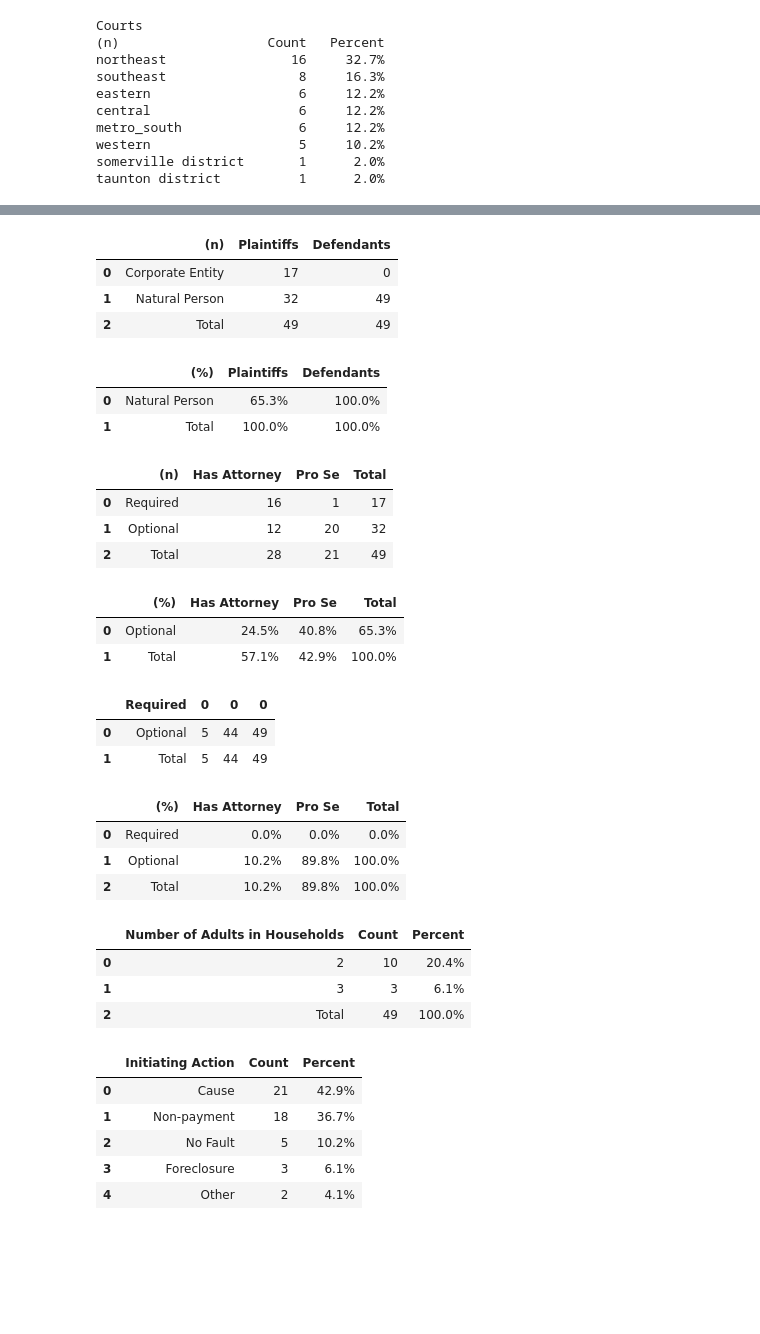
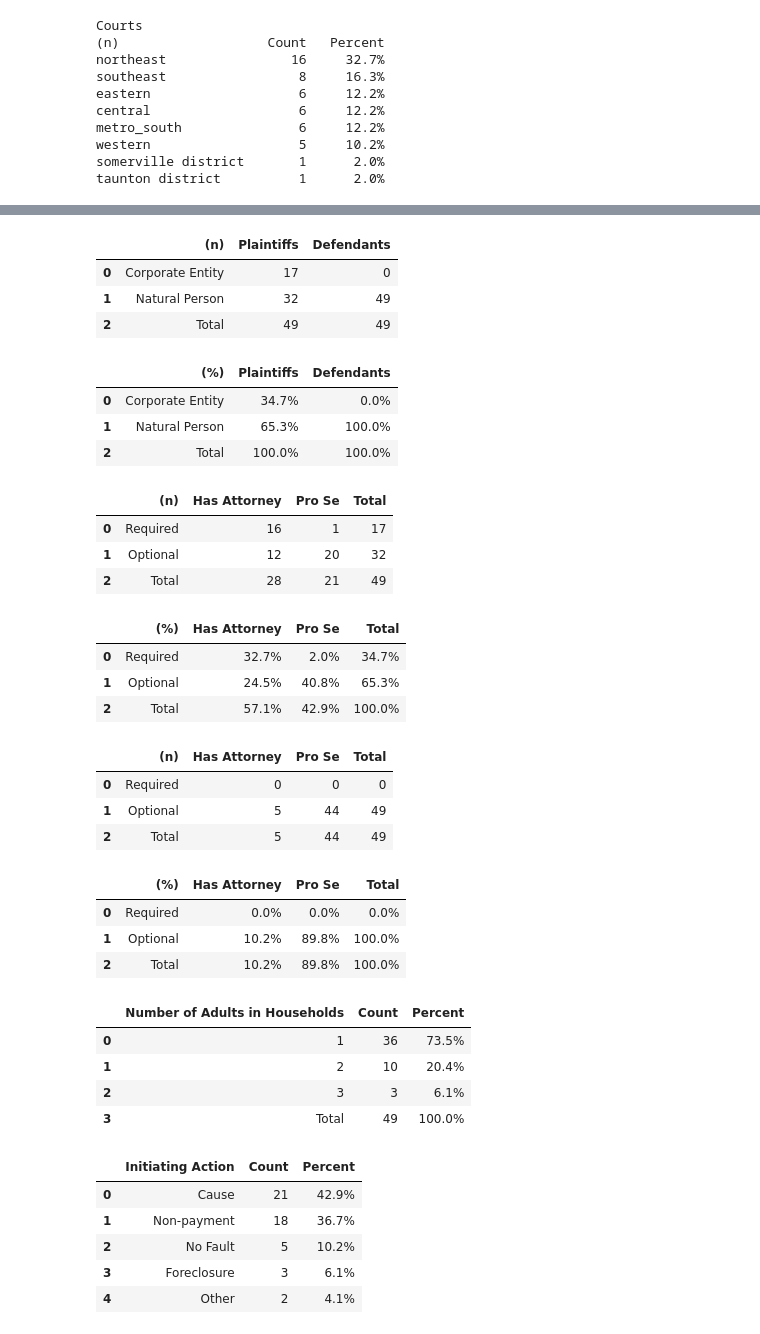
Before and after one commit to BU-Spark/AP-Evictions-Tracker, a Jupyter notebook: MassLandlordsScraper.ipynb, the cells around one changed output, grey strips where cells are left out. Saved outputs shown, nothing was run; the diff lists cells and outputs as text; code cells hidden in the pictures; blank space fills up the shorter version.

```diff
--- a/MassLandlordsScraper.ipynb
+++ b/MassLandlordsScraper.ipynb
@@ -131,7 +136,28 @@ metro_south               6     12.2%
 western                   5     10.2%
 somerville district       1      2.0%
 taunton district          1      2.0%
+# %%
+# NOTE: Had to do the parsing for d manually, as its formatted differently than the 'c' section
+# remove beginning and ending newlines
+reg = re.compile('^\r\n')
+d = reg.sub('',d,count=1)
+reg2 = re.compile('\r\n\r\n\r\n$')
+d=reg2.sub('',d,count=1)
+d1 = d.split("\r\n\r\n")
+d1 = d1[1]
+# remove newline at the beginning of the table "block"
+reg = re.compile('^\r\n')
+d1 = reg.sub('',d1,count=1)
+
+# split the table into separate columns
+d1 = d1.split('\r\n')
+for index in range(len(d1)):
+    d1[index] = re.split('  +',d1[index])
+
+# load the data into a dataframe
+countyRentersPercent = pd.DataFrame(d1[1:],columns=['County', 'Households', '% Renters'])
 # %%
+# Create dataframes for tables in 'c'
 courts = convertToDf(c1,1)
 partyTypeNum = convertToDf(c2,2)
 partyTypePercent = convertToDf(c3,3)
@@ -149,48 +175,53 @@ display(courts)
 display(partyTypeNum)
 display(partyTypePercent)
 display(plaintiffRepNum)
 display(plaintiffRepPercent)
 display(defendantRepNum)
 display(defendantRepPercent)
 display(numAdultsHouseholds)
 display(initiatingAction)
 display(ratePer100k)
 display(ratePer100kRenters)
+display(countyRentersPercent)
 # %% [output]
 |  | (n) | Count | Percent |
 | 0 | northeast | 16 | 32.7% |
 | 1 | southeast | 8 | 16.3% |
 | 2 | eastern | 6 | 12.2% |
 | 3 | central | 6 | 12.2% |
 | 4 | metro_south | 6 | 12.2% |
 | 5 | western | 5 | 10.2% |
 | 6 | somerville district | 1 | 2.0% |
 | 7 | taunton district | 1 | 2.0% |
 |  | (n) | Plaintiffs | Defendants |
 | 0 | Corporate Entity | 17 | 0 |
 | 1 | Natural Person | 32 | 49 |
 | 2 | Total | 49 | 49 |
 |  | (%) | Plaintiffs | Defendants |
-| 0 | Natural Person | 65.3% | 100.0% |
-| 1 | Total | 100.0% | 100.0% |
+| 0 | Corporate Entity | 34.7% | 0.0% |
+| 1 | Natural Person | 65.3% | 100.0% |
+| 2 | Total | 100.0% | 100.0% |
 |  | (n) | Has Attorney | Pro Se | Total |
 | 0 | Required | 16 | 1 | 17 |
 | 1 | Optional | 12 | 20 | 32 |
 | 2 | Total | 28 | 21 | 49 |
 |  | (%) | Has Attorney | Pro Se | Total |
-| 0 | Optional | 24.5% | 40.8% | 65.3% |
-| 1 | Total | 57.1% | 42.9% | 100.0% |
+| 0 | Required | 32.7% | 2.0% | 34.7% |
+| 1 | Optional | 24.5% | 40.8% | 65.3% |
+| 2 | Total | 57.1% | 42.9% | 100.0% |
-|  | Required | 0 | 0 | 0 |
-| 0 | Optional | 5 | 44 | 49 |
-| 1 | Total | 5 | 44 | 49 |
+|  | (n) | Has Attorney | Pro Se | Total |
+| 0 | Required | 0 | 0 | 0 |
+| 1 | Optional | 5 | 44 | 49 |
+| 2 | Total | 5 | 44 | 49 |
 |  | (%) | Has Attorney | Pro Se | Total |
 | 0 | Required | 0.0% | 0.0% | 0.0% |
 | 1 | Optional | 10.2% | 89.8% | 100.0% |
 | 2 | Total | 10.2% | 89.8% | 100.0% |
 |  | Number of Adults in Households | Count | Percent |
-| 0 | 2 | 10 | 20.4% |
-| 1 | 3 | 3 | 6.1% |
-| 2 | Total | 49 | 100.0% |
+| 0 | 1 | 36 | 73.5% |
+| 1 | 2 | 10 | 20.4% |
+| 2 | 3 | 3 | 6.1% |
+| 3 | Total | 49 | 100.0% |
 |  | Initiating Action | Count | Percent |
 | 0 | Cause | 21 | 42.9% |
 | 1 | Non-payment | 18 | 36.7% |
```
Also changed, not shown: parts of 8 cells of this notebook, 1 other file.
